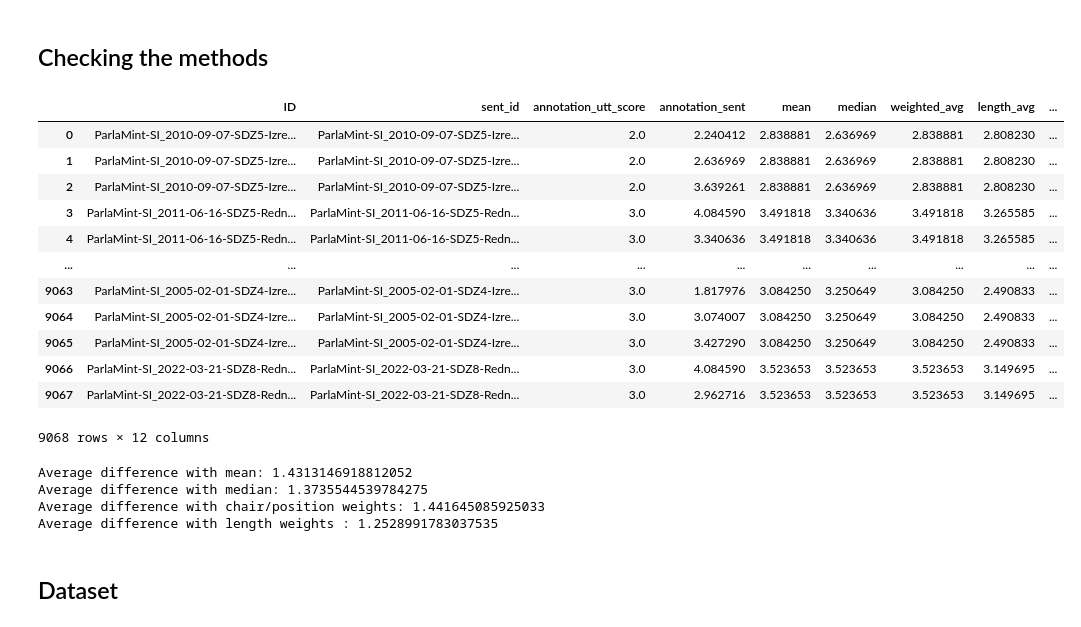
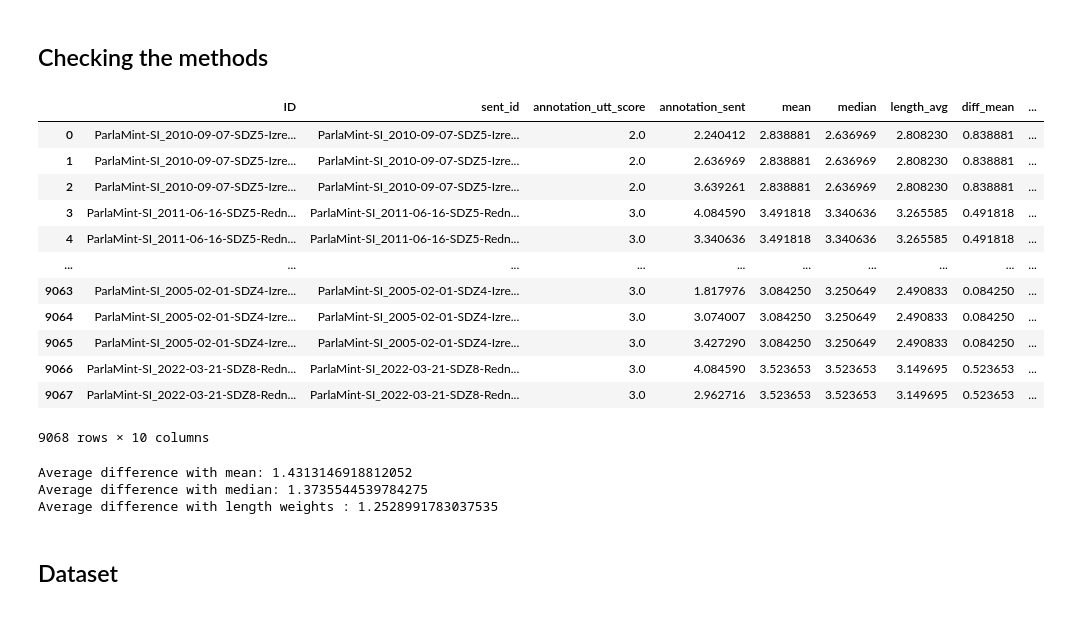
Before and after one commit to katjameden/ParlaMint_Sentiment, a Jupyter notebook: Aggregation/Notebooks/Aggregation_dev.ipynb, the cells around one changed output. Cells and saved outputs as stored; diff of their text form; code cells hidden in the pictures.

Commit message:
Remove weighted avg and add dataset in jsonl

```diff
--- a/Aggregation/Notebooks/Aggregation_dev.ipynb
+++ b/Aggregation/Notebooks/Aggregation_dev.ipynb
@@ -106,15 +106,3 @@ df.head()
 | 2 | ParlaMint-SI_2010-09-07-SDZ5-Izre... | ParlaMint-SI_2010-09-07-SDZ5-Izre... | Ni replike na repliko. Gospa mini... | Besedo pa ima gospod Gorenak. | Mr. Gorenak has the floor. | True | N_Neutral | 2.0 | ... |
 | 3 | ParlaMint-SI_2011-06-16-SDZ5-Redn... | ParlaMint-SI_2011-06-16-SDZ5-Redn... | Hvala lepa. Besedo ima Silva Črnu... | Hvala lepa. | Thank you very much. | True | P_Neutral | 3.0 | ... |
 | 4 | ParlaMint-SI_2011-06-16-SDZ5-Redn... | ParlaMint-SI_2011-06-16-SDZ5-Redn... | Hvala lepa. Besedo ima Silva Črnu... | Besedo ima Silva Črnugelj. | The word is "silva blackugelj." | True | P_Neutral | 3.0 | ... |
-# %%
-def position_chair(row):
-    chair = row['chair']
-    position = row['position']
-    max_position = row['position_max']
-    if chair != True and position == max_position:
-        return 1.5
-    return 1
-
-df['weight'] = df.apply(position_chair, axis=1)
-df.drop(columns=['position_max'], inplace=True)
-df.head(10)
@@ -133,4 +108,0 @@ df.head(10)
-# %%
-df['weighted_score'] = df['annotation_sent'] * df['weight']
-df['weighted_avg'] = df.groupby('ID')['weighted_score'].transform('sum') / df.groupby('ID')['weight'].transform('sum')
-df.head()
@@ -145,3 +108,0 @@ df.head()
-# %%
-df['diff_weight'] = abs(df['annotation_utt_score'] - df['weighted_avg'])
-df
@@ -200,34 +140,32 @@ Average difference with length weights: 1.2528991783037535
 # %% [markdown]
 ## Checking the methods
 # %%
-methods = ['ID', 'sent_id', 'annotation_utt_score', 'annotation_sent', 'mean', 'median', 'weighted_avg', 'length_avg', 'diff_mean', 'diff_median', 'diff_weight', 'diff_length']
+methods = ['ID', 'sent_id', 'annotation_utt_score', 'annotation_sent', 'mean', 'median', 'length_avg', 'diff_mean', 'diff_median', 'diff_length']
 df_methods = df[methods]
 df_methods
 # %% [output]
-|  | ID | sent_id | annotation_utt_score | annotation_sent | mean | median | weighted_avg | length_avg | ... |
-| 0 | ParlaMint-SI_2010-09-07-SDZ5-Izre... | ParlaMint-SI_2010-09-07-SDZ5-Izre... | 2.0 | 2.240412 | 2.838881 | 2.636969 | 2.838881 | 2.808230 | ... |
-| 1 | ParlaMint-SI_2010-09-07-SDZ5-Izre... | ParlaMint-SI_2010-09-07-SDZ5-Izre... | 2.0 | 2.636969 | 2.838881 | 2.636969 | 2.838881 | 2.808230 | ... |
-| 2 | ParlaMint-SI_2010-09-07-SDZ5-Izre... | ParlaMint-SI_2010-09-07-SDZ5-Izre... | 2.0 | 3.639261 | 2.838881 | 2.636969 | 2.838881 | 2.808230 | ... |
-| 3 | ParlaMint-SI_2011-06-16-SDZ5-Redn... | ParlaMint-SI_2011-06-16-SDZ5-Redn... | 3.0 | 4.084590 | 3.491818 | 3.340636 | 3.491818 | 3.265585 | ... |
-| 4 | ParlaMint-SI_2011-06-16-SDZ5-Redn... | ParlaMint-SI_2011-06-16-SDZ5-Redn... | 3.0 | 3.340636 | 3.491818 | 3.340636 | 3.491818 | 3.265585 | ... |
+|  | ID | sent_id | annotation_utt_score | annotation_sent | mean | median | length_avg | diff_mean | ... |
+| 0 | ParlaMint-SI_2010-09-07-SDZ5-Izre... | ParlaMint-SI_2010-09-07-SDZ5-Izre... | 2.0 | 2.240412 | 2.838881 | 2.636969 | 2.808230 | 0.838881 | ... |
+| 1 | ParlaMint-SI_2010-09-07-SDZ5-Izre... | ParlaMint-SI_2010-09-07-SDZ5-Izre... | 2.0 | 2.636969 | 2.838881 | 2.636969 | 2.808230 | 0.838881 | ... |
+| 2 | ParlaMint-SI_2010-09-07-SDZ5-Izre... | ParlaMint-SI_2010-09-07-SDZ5-Izre... | 2.0 | 3.639261 | 2.838881 | 2.636969 | 2.808230 | 0.838881 | ... |
+| 3 | ParlaMint-SI_2011-06-16-SDZ5-Redn... | ParlaMint-SI_2011-06-16-SDZ5-Redn... | 3.0 | 4.084590 | 3.491818 | 3.340636 | 3.265585 | 0.491818 | ... |
+| 4 | ParlaMint-SI_2011-06-16-SDZ5-Redn... | ParlaMint-SI_2011-06-16-SDZ5-Redn... | 3.0 | 3.340636 | 3.491818 | 3.340636 | 3.265585 | 0.491818 | ... |
 | ... | ... | ... | ... | ... | ... | ... | ... | ... | ... |
-| 9063 | ParlaMint-SI_2005-02-01-SDZ4-Izre... | ParlaMint-SI_2005-02-01-SDZ4-Izre... | 3.0 | 1.817976 | 3.084250 | 3.250649 | 3.084250 | 2.490833 | ... |
-| 9064 | ParlaMint-SI_2005-02-01-SDZ4-Izre... | ParlaMint-SI_2005-02-01-SDZ4-Izre... | 3.0 | 3.074007 | 3.084250 | 3.250649 | 3.084250 | 2.490833 | ... |
-| 9065 | ParlaMint-SI_2005-02-01-SDZ4-Izre... | ParlaMint-SI_2005-02-01-SDZ4-Izre... | 3.0 | 3.427290 | 3.084250 | 3.250649 | 3.084250 | 2.490833 | ... |
-| 9066 | ParlaMint-SI_2022-03-21-SDZ8-Redn... | ParlaMint-SI_2022-03-21-SDZ8-Redn... | 3.0 | 4.084590 | 3.523653 | 3.523653 | 3.523653 | 3.149695 | ... |
-| 9067 | ParlaMint-SI_2022-03-21-SDZ8-Redn... | ParlaMint-SI_2022-03-21-SDZ8-Redn... | 3.0 | 2.962716 | 3.523653 | 3.523653 | 3.523653 | 3.149695 | ... |
+| 9063 | ParlaMint-SI_2005-02-01-SDZ4-Izre... | ParlaMint-SI_2005-02-01-SDZ4-Izre... | 3.0 | 1.817976 | 3.084250 | 3.250649 | 2.490833 | 0.084250 | ... |
+| 9064 | ParlaMint-SI_2005-02-01-SDZ4-Izre... | ParlaMint-SI_2005-02-01-SDZ4-Izre... | 3.0 | 3.074007 | 3.084250 | 3.250649 | 2.490833 | 0.084250 | ... |
+| 9065 | ParlaMint-SI_2005-02-01-SDZ4-Izre... | ParlaMint-SI_2005-02-01-SDZ4-Izre... | 3.0 | 3.427290 | 3.084250 | 3.250649 | 2.490833 | 0.084250 | ... |
+| 9066 | ParlaMint-SI_2022-03-21-SDZ8-Redn... | ParlaMint-SI_2022-03-21-SDZ8-Redn... | 3.0 | 4.084590 | 3.523653 | 3.523653 | 3.149695 | 0.523653 | ... |
+| 9067 | ParlaMint-SI_2022-03-21-SDZ8-Redn... | ParlaMint-SI_2022-03-21-SDZ8-Redn... | 3.0 | 2.962716 | 3.523653 | 3.523653 | 3.149695 | 0.523653 | ... |
-9068 rows × 12 columns
+9068 rows × 10 columns
 # %%
 #Length weights seem to be the best method to aggregate the scores
 
 print(f"Average difference with mean: {mean_diff}")
 print(f"Average difference with median: {median_diff}")
-print(f"Average difference with chair/position weights: {weight_diff}")
 print("Average difference with length weights :", length_avg)
 # %% [output]
 Average difference with mean: 1.4313146918812052
 Average difference with median: 1.3735544539784275
-Average difference with chair/position weights: 1.441645085925033
 Average difference with length weights : 1.2528991783037535
 # %%
 df_methods.to_csv('../Datasets/Aggregation_methods.csv', encoding='utf-8', index=False)
```
Also changed, not shown: parts of 6 cells of this notebook, 3 other files.
